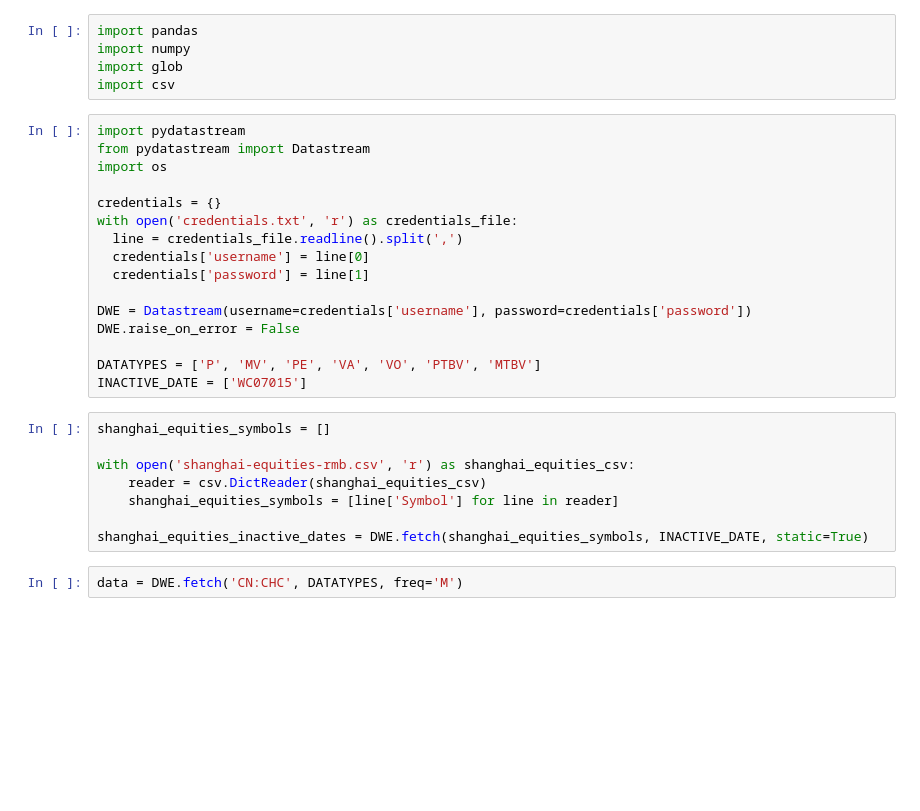
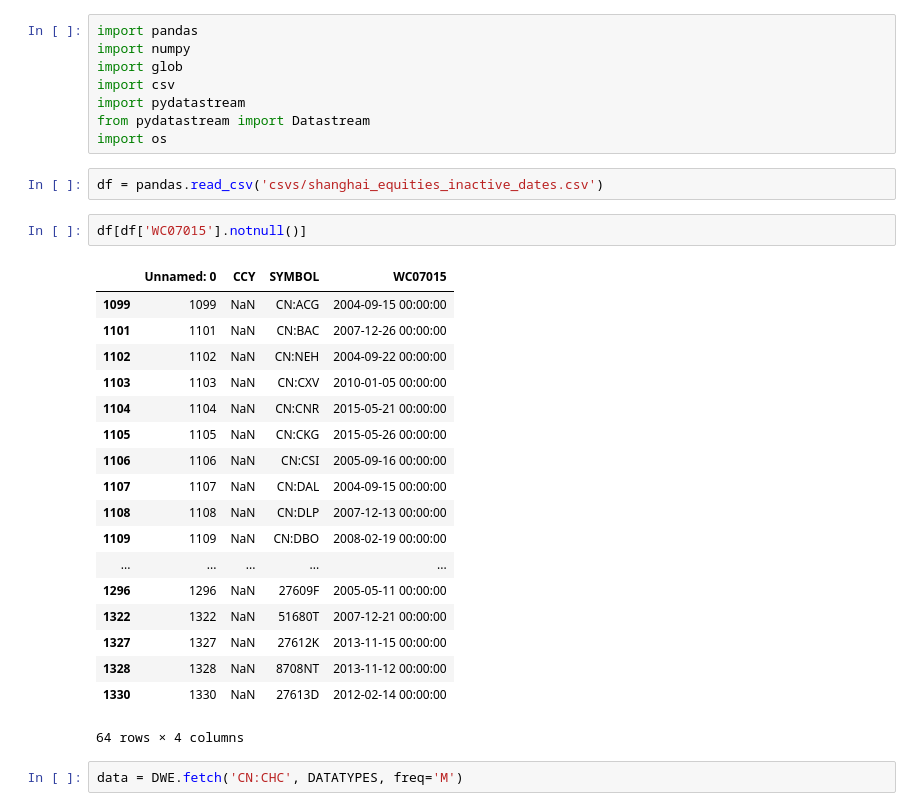
Before and after one commit to huozi07/value-momentum-china, a Jupyter notebook: Inactive Date.ipynb, the cells around one changed output. Drawn from its saved outputs; the diff is of its cells as text; blank space fills up the shorter version.

```diff
--- a/Inactive Date.ipynb
+++ b/Inactive Date.ipynb
@@ -3,30 +3,32 @@ import pandas
 import numpy
 import glob
 import csv
+import pydatastream
+from pydatastream import Datastream
+import os
-# %%
-import pydatastream
-from pydatastream import Datastream
-import os
-
-credentials = {}
-with open('credentials.txt', 'r') as credentials_file:
-  line = credentials_file.readline().split(',')
-  credentials['username'] = line[0]
-  credentials['password'] = line[1]
-
-DWE = Datastream(username=credentials['username'], password=credentials['password'])
-DWE.raise_on_error = False
-
-DATATYPES = ['P', 'MV', 'PE', 'VA', 'VO', 'PTBV', 'MTBV']
-INACTIVE_DATE = ['WC07015']
-# %%
-shanghai_equities_symbols = []
-
-with open('shanghai-equities-rmb.csv', 'r') as shanghai_equities_csv:
-    reader = csv.DictReader(shanghai_equities_csv)
-    shanghai_equities_symbols = [line['Symbol'] for line in reader]
-
-shanghai_equities_inactive_dates = DWE.fetch(shanghai_equities_symbols, INACTIVE_DATE, static=True)
+# %%
+df = pandas.read_csv('csvs/shanghai_equities_inactive_dates.csv')
+# %%
+df[df['WC07015'].notnull()]
+# %% [output]
+|  | Unnamed: 0 | CCY | SYMBOL | WC07015 |
+| 1099 | 1099 | NaN | CN:ACG | 2004-09-15 00:00:00 |
+| 1101 | 1101 | NaN | CN:BAC | 2007-12-26 00:00:00 |
+| 1102 | 1102 | NaN | CN:NEH | 2004-09-22 00:00:00 |
+| 1103 | 1103 | NaN | CN:CXV | 2010-01-05 00:00:00 |
+| 1104 | 1104 | NaN | CN:CNR | 2015-05-21 00:00:00 |
+| 1105 | 1105 | NaN | CN:CKG | 2015-05-26 00:00:00 |
+| 1106 | 1106 | NaN | CN:CSI | 2005-09-16 00:00:00 |
+| 1107 | 1107 | NaN | CN:DAL | 2004-09-15 00:00:00 |
+| 1108 | 1108 | NaN | CN:DLP | 2007-12-13 00:00:00 |
+| 1109 | 1109 | NaN | CN:DBO | 2008-02-19 00:00:00 |
+| ... | ... | ... | ... | ... |
+| 1296 | 1296 | NaN | 27609F | 2005-05-11 00:00:00 |
+| 1322 | 1322 | NaN | 51680T | 2007-12-21 00:00:00 |
+| 1327 | 1327 | NaN | 27612K | 2013-11-15 00:00:00 |
+| 1328 | 1328 | NaN | 8708NT | 2013-11-12 00:00:00 |
+| 1330 | 1330 | NaN | 27613D | 2012-02-14 00:00:00 |
+64 rows × 4 columns
 # %%
 data = DWE.fetch('CN:CHC', DATATYPES, freq='M')
 # %%
```
Also changed, not shown: 7 other files.
